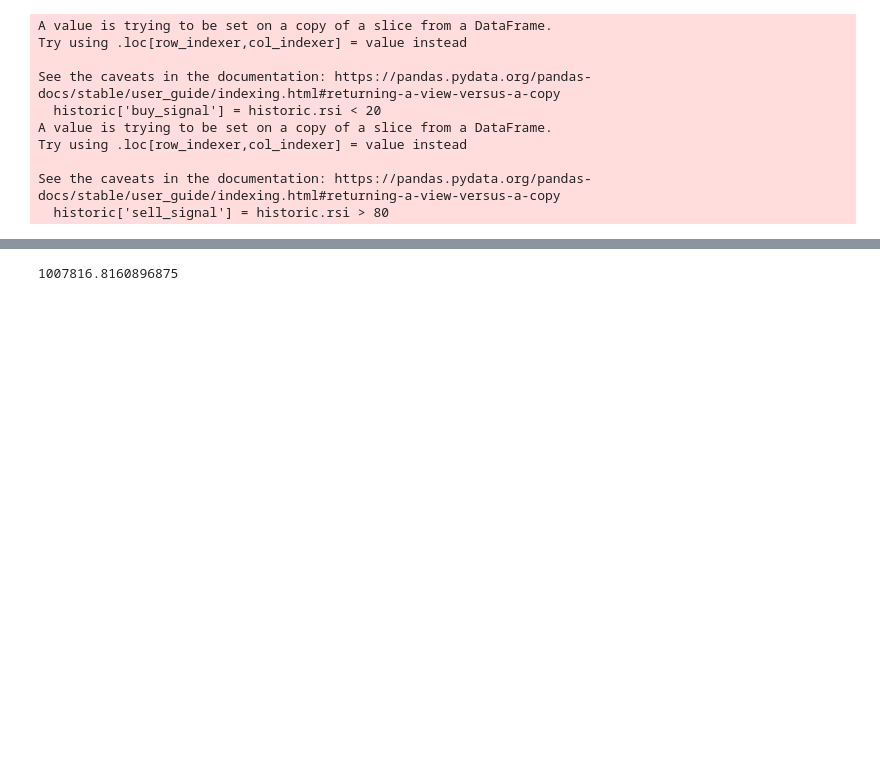
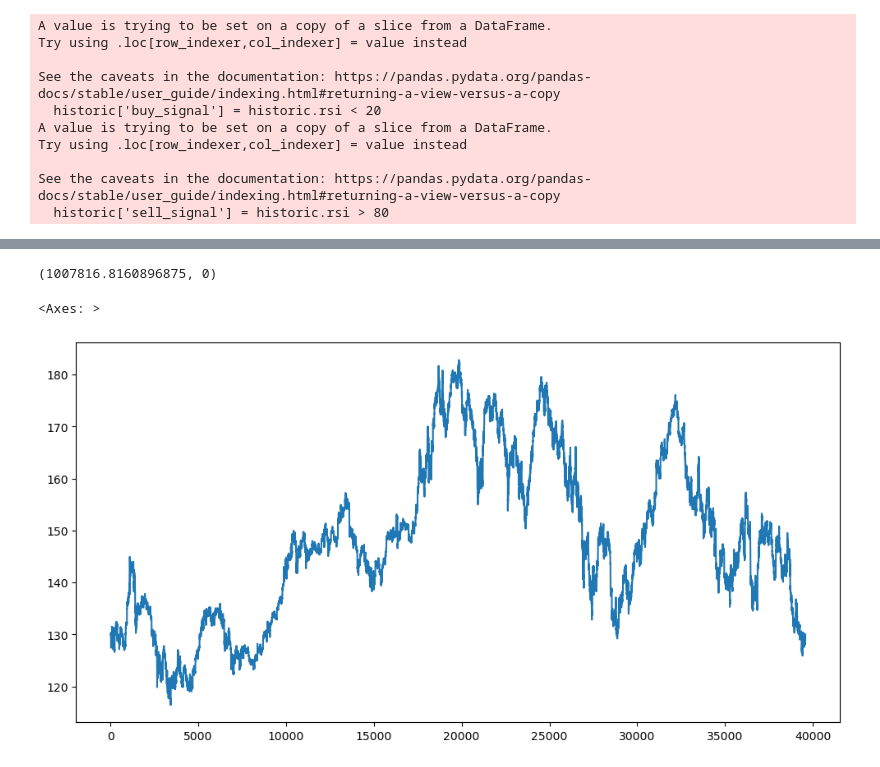
Before and after one commit to Rolando1708/Trading, a Jupyter notebook: Backtesting.ipynb, the cells around one changed output, grey strips where cells are left out. Saved outputs shown, nothing was run; the diff lists cells and outputs as text; code cells hidden in the pictures; blank space fills up the shorter version.

```diff
--- a/Backtesting.ipynb
+++ b/Backtesting.ipynb
@@ -97,4 +176,9 @@ for i, row in historic.iterrows():
 # %%
-cash
+cash, len(active_long_positions)
 # %% [output]
-1007816.8160896875
+(1007816.8160896875, 0)
+# %%
+historic['Close'].plot(figsize=(12,6))
+# %% [output]
+<Axes: >
+[figure, added]
```
Also changed, not shown: parts of 4 cells of this notebook, 1 other file.
